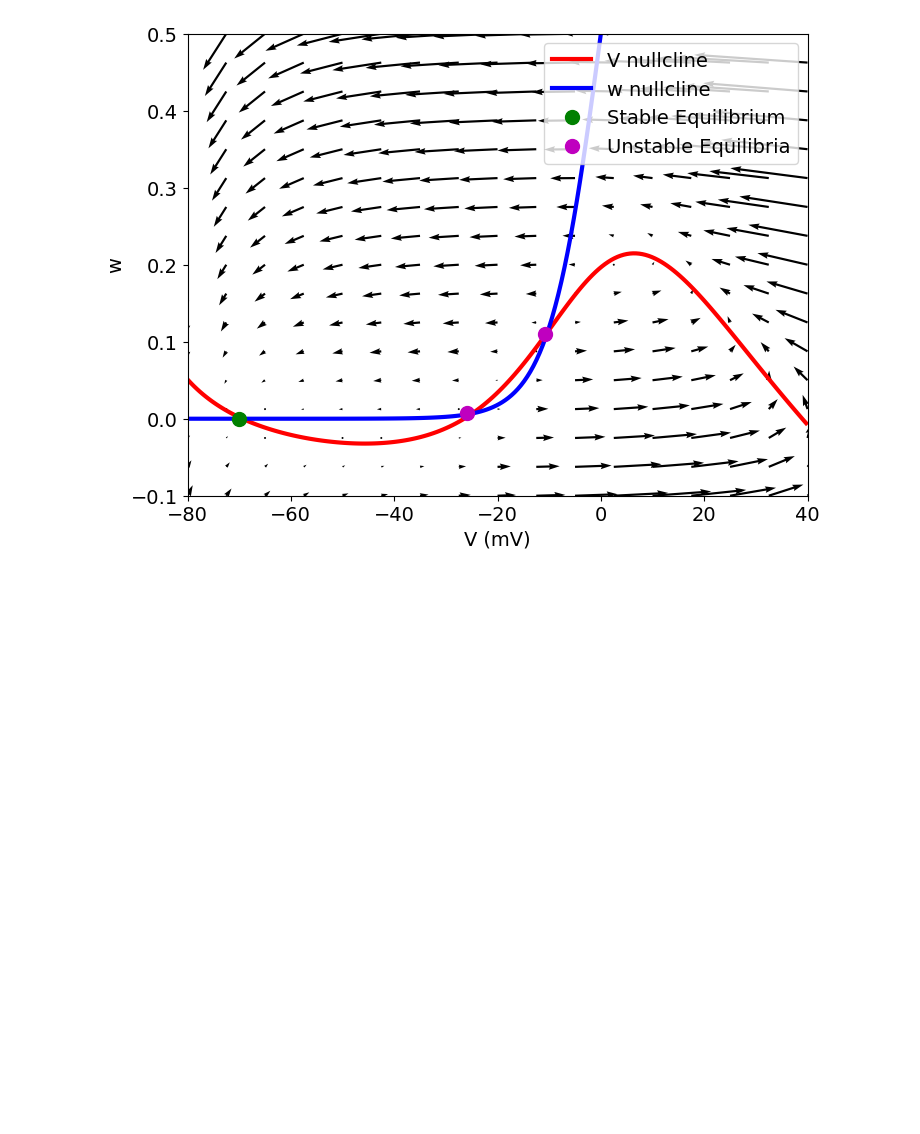
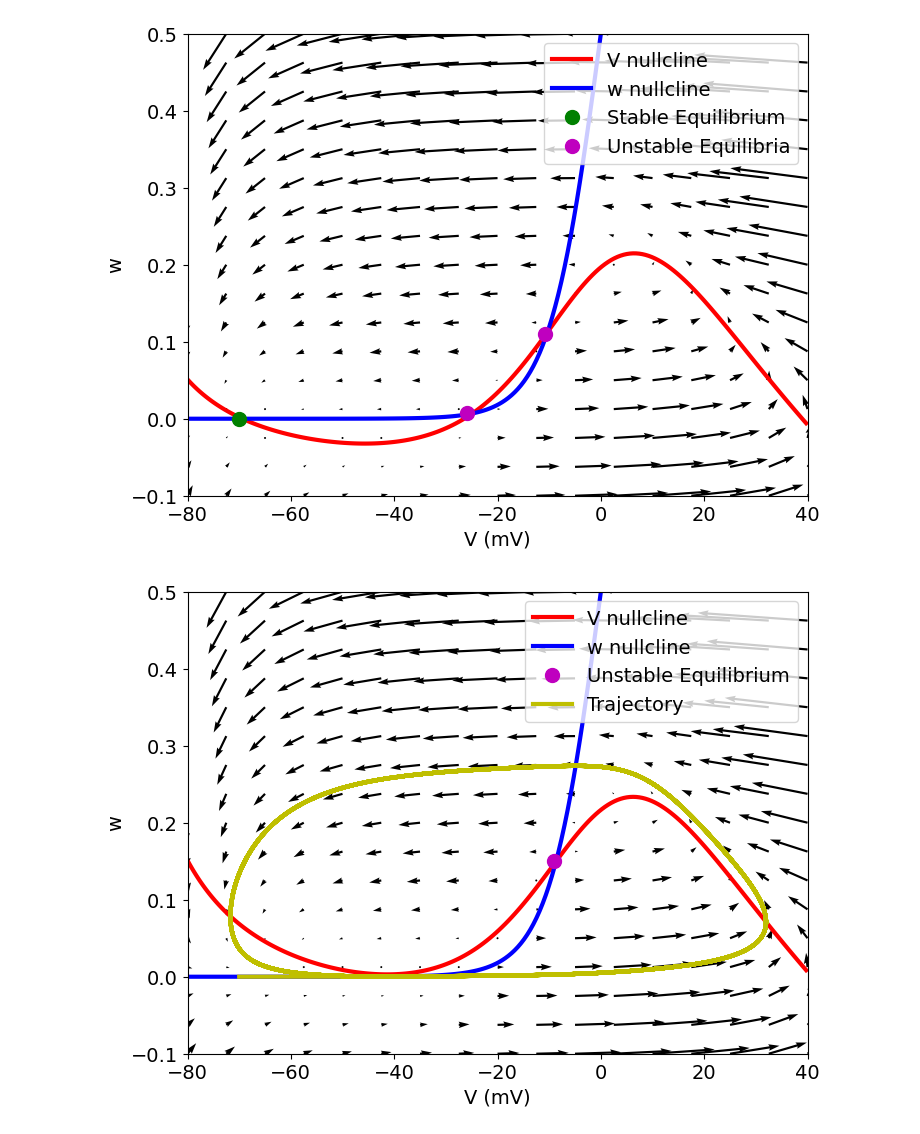
Before and after one commit to sstanbridge09/biologyCoursework, a Jupyter notebook: phasePortraits.ipynb, the cells around one changed output. Drawn from its saved outputs; the diff is of its cells as text; code cells hidden in the pictures; blank space fills up the shorter version.

Commit message:
phase porrtraits for different parameter values

```diff
--- a/phasePortraits.ipynb
+++ b/phasePortraits.ipynb
@@ -81,0 +176,64 @@ plt.show()
+# %%
+import numpy as np
+import matplotlib.pyplot as plt
+xx, yy = np.meshgrid(np.linspace(-80, 40, 200), np.linspace(-0.1, 0.5, 200))
+coords = np.c_[xx.ravel(), yy.ravel()]
+xxPlane, yyPlane = np.meshgrid(np.linspace(-80, 40, 17), np.linspace(-0.1, 0.5, 17))
+coordsPlane = np.c_[xxPlane.ravel(), yyPlane.ravel()]
+plt.rcParams.update({'font.size': 14,'lines.linewidth': 3})
+
+
+def minf(V, bm, cm):
+    return 0.5 * (1 + np.tanh((V - bm) / cm))
+
+def winf(V, bw, cw):
+    return 0.5 * (1 + np.tanh((V - bw) / cw))
+
+def tauw(V, bw, cw):
+    return 1 / np.cosh((V - bw) / (2 * cw))
+
+def hodgkinHuxley(t, x, p):
+    # Unpack parameters
+    C, gfast, gslow, gleak, ENa, EK, Eleak, bm, cm, bw, cw, phiw, Istim = p
+
+    # State variables
+    V= x[0]
+    w = x[1]
+
+    # Compute derivatives
+    dVdt = (Istim - gfast * minf(V, bm, cm) * (V - ENa) - gslow * w * (V - EK) - gleak * (V - Eleak)) / C
+    dwdt = phiw * (winf(V, bw, cw) - w) / tauw(V, bw, cw)
+
+    return np.array([dVdt, dwdt])
+ode_rhs = np.array([hodgkinHuxley(0, coord, par) for coord in coords])
+ode_rhsPlane = np.array([hodgkinHuxley(0, coord, par) for coord in coordsPlane])
+
+v_dot = ode_rhs[:, 0].reshape(xx.shape)
+w_dot = ode_rhs[:, 1].reshape(xx.shape)
+
+v_dotPlane = ode_rhsPlane[:, 0].reshape(xxPlane.shape)
+w_dotPlane = ode_rhsPlane[:, 1].reshape(xxPlane.shape)
+
+
+plt.figure(figsize=(8, 6))
+v_contour = plt.contour(xx, yy, v_dot, levels=[0], colors='r')  # Red for V nullcline
+w_contour = plt.contour(xx, yy, w_dot, levels=[0], colors='b')
+v_handle = plt.Line2D([0], [0], color='r', label='V nullcline')
+w_handle = plt.Line2D([0], [0], color='b', label='w nullcline')
+
+# Create handles for the equilibrium points
+unstable_eq_handle = plt.Line2D([0], [0], marker='o', color='m', label='Unstable Equilibrium', markersize=10, linestyle='')
+trajectory = plt.Line2D([0], [0],color = 'y',label = 'Trajectory')
+# Create the legend
+plt.quiver(xxPlane, yyPlane, v_dotPlane, w_dotPlane, angles='xy', scale_units='xy', scale=30, color='k')
+plt.plot(-9, 0.15, 'mo', label='Unstable Equilibrium', markersize=10)
+plt.plot(V_values,w_values,'y',label = 'Trajectory')
+plt.xlabel('V (mV)')
+plt.ylabel('w')
+
+# Include all handles in the legend
+plt.legend(handles=[v_handle, w_handle, unstable_eq_handle, trajectory], loc="best")
+
+plt.show()
+# %% [output]
+[figure, added]
```
Also changed, not shown: parts of 6 cells of this notebook, 1 other file.
